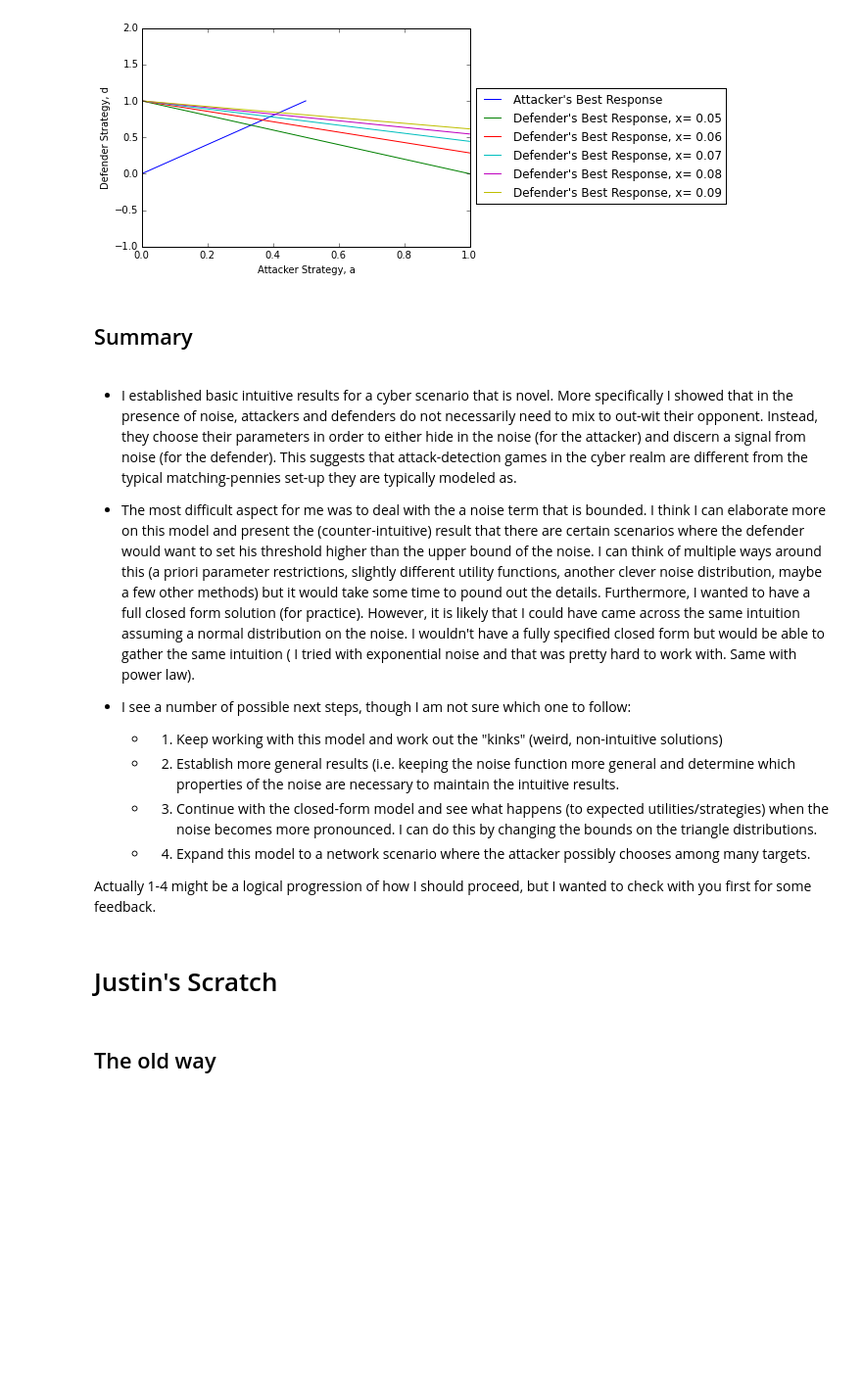
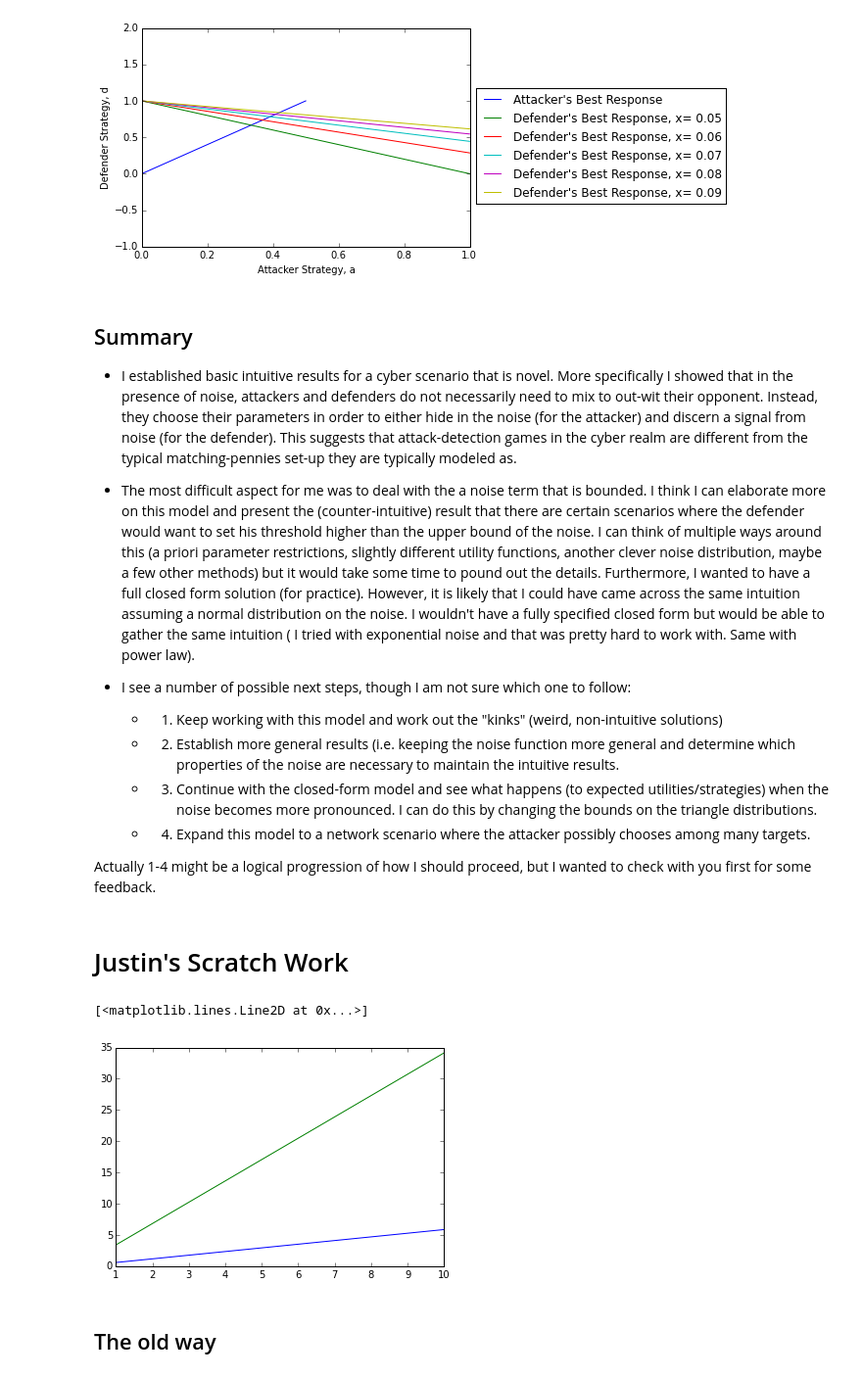
Before and after one commit to j-grana6/Notebooks, a Jupyter notebook: dissertation/ReallySimpleExample.ipynb, the cells around one changed output. Shown at 98% size. Drawn from its saved outputs; the diff is of its cells as text; code cells hidden in the pictures; blank space fills up the shorter version.

```diff
--- a/dissertation/ReallySimpleExample.ipynb
+++ b/dissertation/ReallySimpleExample.ipynb
@@ -156,9 +571,9 @@ plt.legend(loc=1, ncol=1, bbox_to_anchor= (1.8,.75))
 # %% [output]
 <matplotlib.legend.Legend at 0x...>
 [figure]
-# %% [markdown]
-## Summary
 # %% [markdown]
+## Summary
+
 * I established basic intuitive results for a cyber scenario that is novel.  More specifically I showed that in the presence of noise, attackers and defenders do not necessarily need to mix to out-wit their opponent.  Instead, they choose their parameters in order to either hide in the noise (for the attacker) and discern a signal from noise (for the defender).  This suggests that attack-detection games in the cyber realm are different from the typical matching-pennies set-up they are typically modeled as.
 
 * The most difficult aspect for me was to deal with the a noise term that is bounded.  I think I can elaborate more on this model and present the (counter-intuitive) result that there are certain scenarios where the defender would want to set his threshold higher than the upper bound of the noise.  I can think of multiple ways around this (a priori parameter restrictions, slightly different utility functions, another clever noise distribution, maybe a few other methods) but it would take some time to pound out the details.  Furthermore, I wanted to have a full closed form solution (for practice).  However, it is likely that I could have came across the same intuition assuming a normal distribution on the noise.  I wouldn't have a fully specified closed form but would be able to gather the same intuition ( I tried with exponential noise and that was pretty hard to work with.  Same with power law).
@@ -171,7 +586,18 @@ plt.legend(loc=1, ncol=1, bbox_to_anchor= (1.8,.75))
 
 Actually 1-4 might be a logical progression of how I should proceed, but I wanted to check with you first for some feedback.
 # %% [markdown]
-# Justin's Scratch
+# Justin's Scratch Work
+# %%
+sqterm =.5
+x=np.arange(1,10,.01)
+y1 = x/(1+sqterm**.5)
+y2=x/(1-sqterm**.5)
+# %%
+plt.plot(x, y1)
+plt.plot(x, y2)
+# %% [output]
+[<matplotlib.lines.Line2D at 0x...>]
+[figure, added]
 # %% [markdown]
 ## The old way
 # %% [markdown]
```
Also changed, not shown: parts of 89 cells of this notebook.
